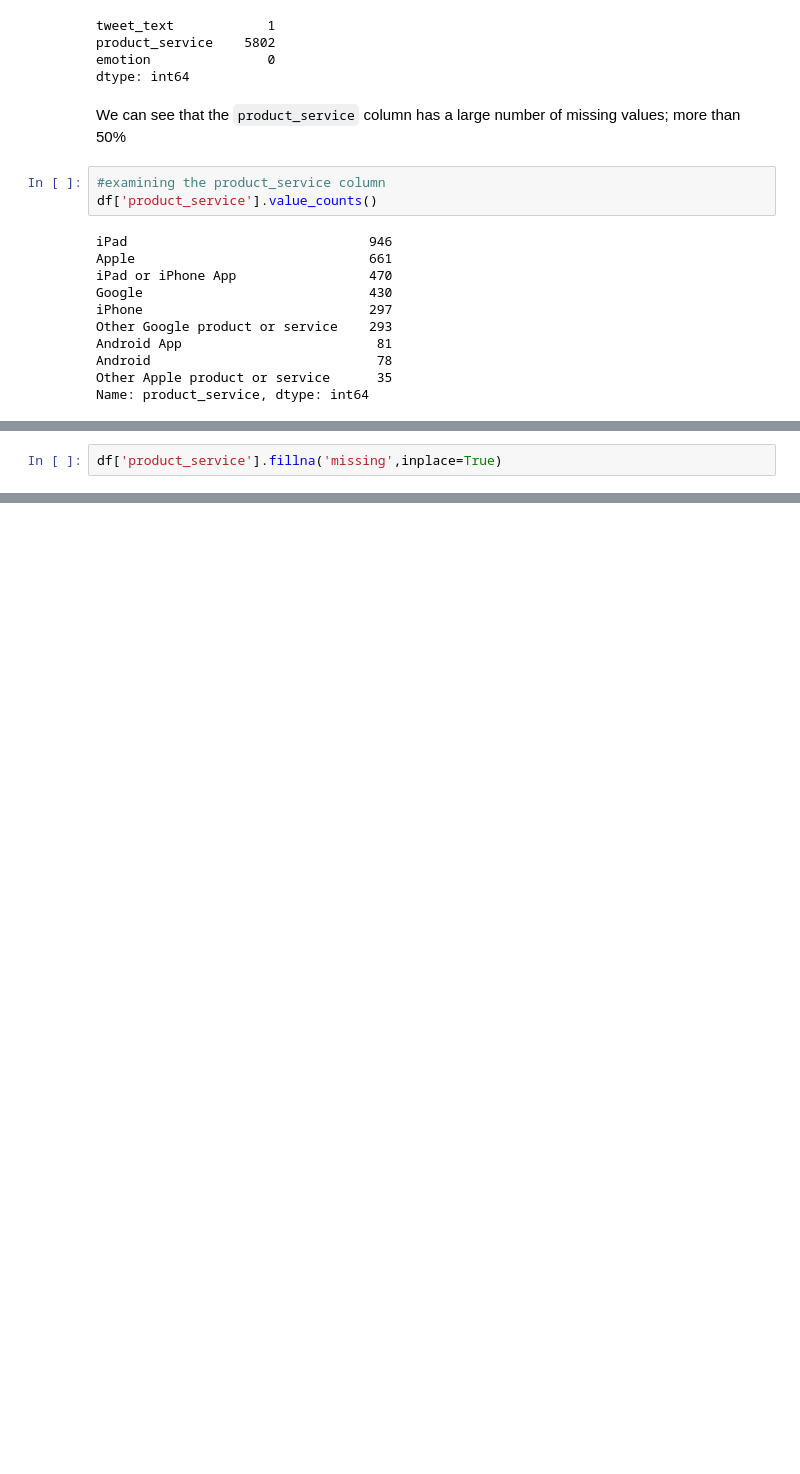
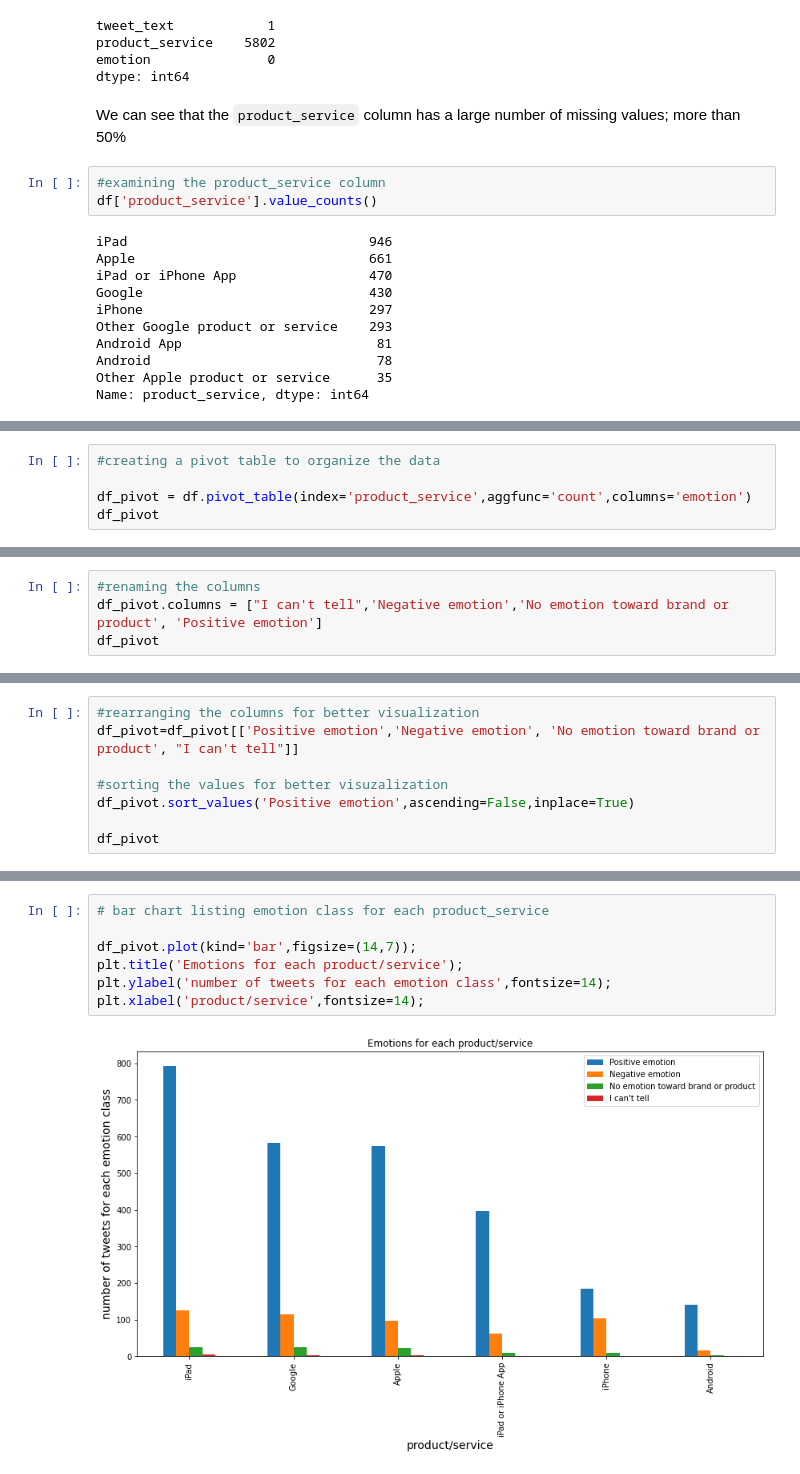
Before and after one commit to rahulakrish/customer_sentiment_analysis, a Jupyter notebook: project.ipynb, the cells around one changed output, grey strips where cells are left out. Saved outputs shown, nothing was run; the diff lists cells and outputs as text; blank space fills up the shorter version.

```diff
--- a/project.ipynb
+++ b/project.ipynb
@@ -99,2 +102,0 @@ Name: product_service, dtype: int64
-# %%
-df['product_service'].fillna('missing',inplace=True)
@@ -151,0 +109,5 @@ create new dfs for each product_Service and see if you can emotional count side
+# %%
+#creating a pivot table to organize the data
+
+df_pivot = df.pivot_table(index='product_service',aggfunc='count',columns='emotion')
+df_pivot
@@ -151,0 +138,4 @@ create new dfs for each product_Service and see if you can emotional count side
+# %%
+#renaming the columns
+df_pivot.columns = ["I can't tell",'Negative emotion','No emotion toward brand or product', 'Positive emotion']
+df_pivot
@@ -151,0 +151,8 @@ create new dfs for each product_Service and see if you can emotional count side
+# %%
+#rearranging the columns for better visualization
+df_pivot=df_pivot[['Positive emotion','Negative emotion', 'No emotion toward brand or product', "I can't tell"]]
+
+#sorting the values for better visuzalization
+df_pivot.sort_values('Positive emotion',ascending=False,inplace=True)
+
+df_pivot
@@ -151,0 +168,9 @@ create new dfs for each product_Service and see if you can emotional count side
+# %%
+# bar chart listing emotion class for each product_service
+
+df_pivot.plot(kind='bar',figsize=(14,7));
+plt.title('Emotions for each product/service');
+plt.ylabel('number of tweets for each emotion class',fontsize=14);
+plt.xlabel('product/service',fontsize=14);
+# %% [output]
+[figure, added]
```
Also changed, not shown: parts of 16 cells of this notebook.
